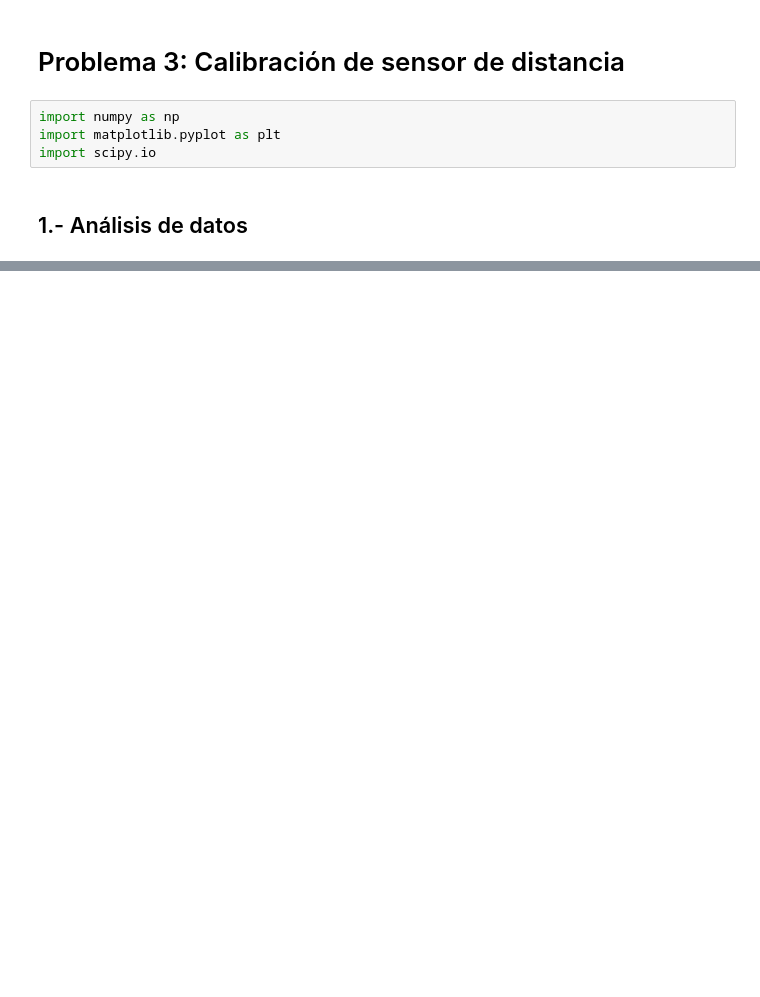
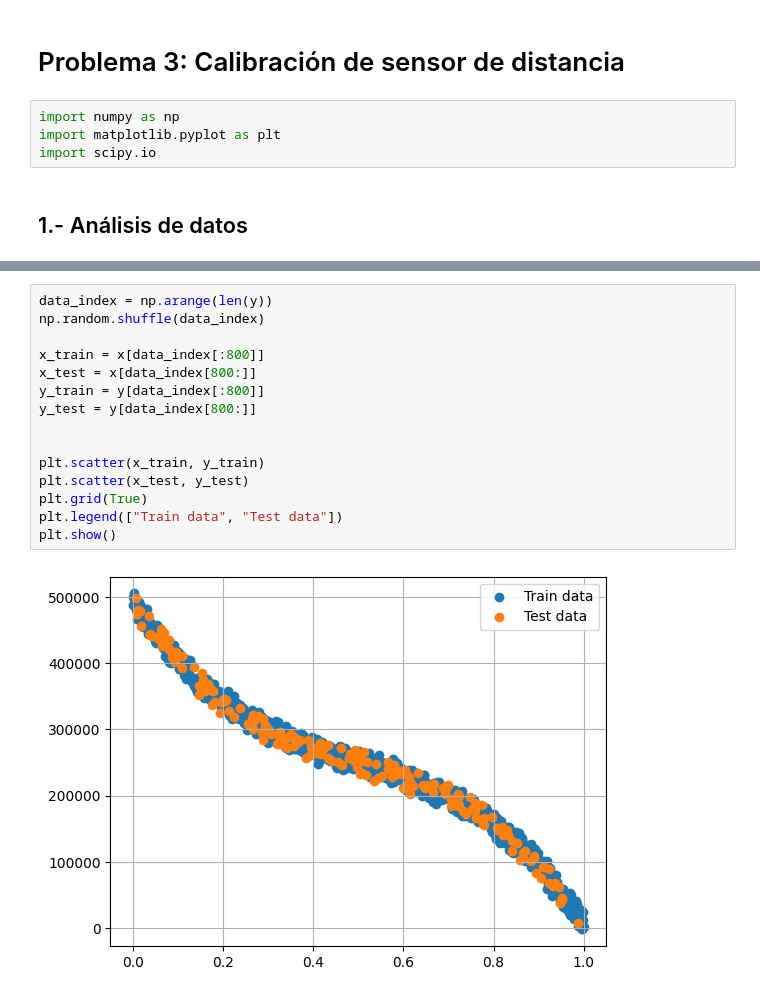
Before and after one commit to OSWA00/sistemas-ciber-fisicos-II, a Jupyter notebook: machine_learning/01/P2-Sensores.ipynb, the cells around one changed output, grey strips where cells are left out. Cells and saved outputs as stored; diff of their text form; blank space fills up the shorter version.

```diff
--- a/machine_learning/01/P2-Sensores.ipynb
+++ b/machine_learning/01/P2-Sensores.ipynb
@@ -25,0 +79,17 @@ plt.show()
+# %%
+data_index = np.arange(len(y))
+np.random.shuffle(data_index)
+
+x_train = x[data_index[:800]]
+x_test = x[data_index[800:]]
+y_train = y[data_index[:800]]
+y_test = y[data_index[800:]]
+
+
+plt.scatter(x_train, y_train)
+plt.scatter(x_test, y_test)
+plt.grid(True)
+plt.legend(["Train data", "Test data"])
+plt.show()
+# %% [output]
+[figure, added]
```
Also changed, not shown: parts of 5 cells of this notebook, 1 other file.
